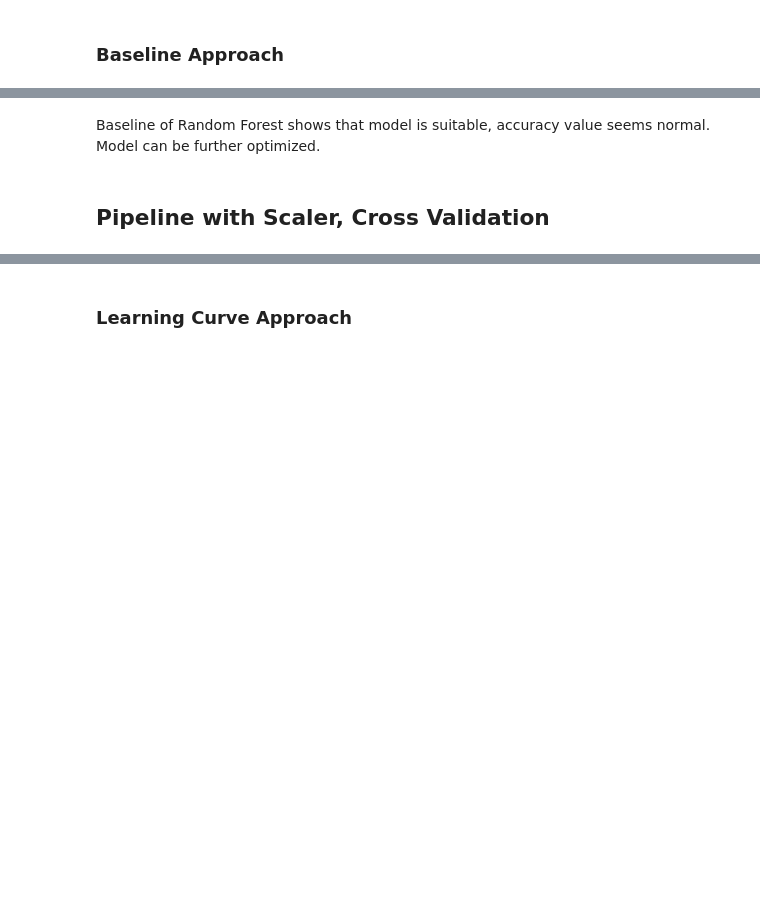
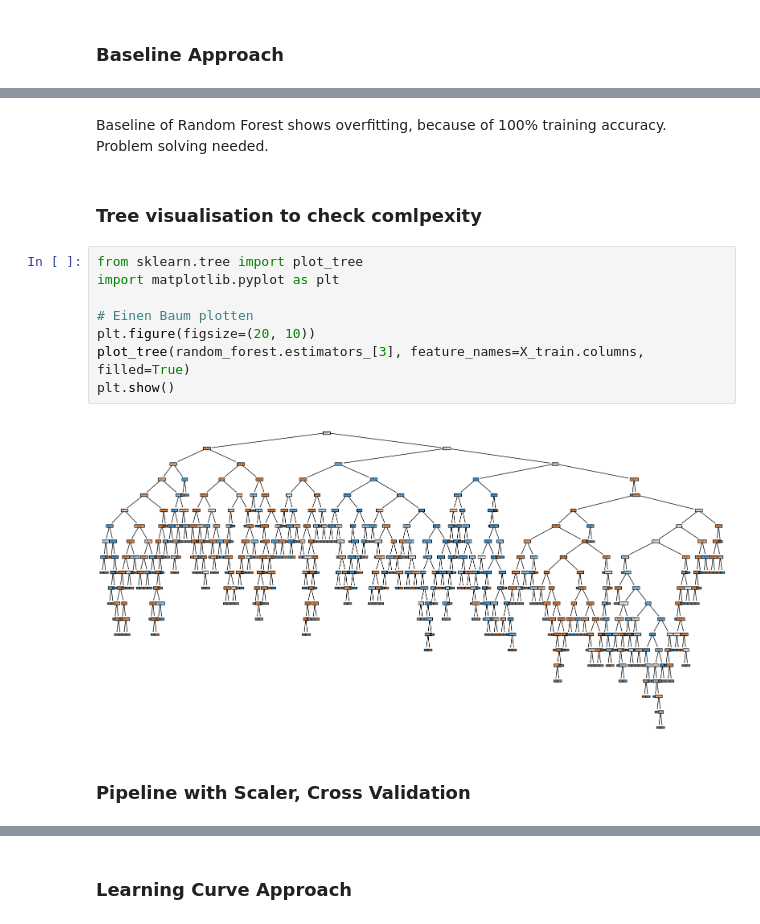
Before and after one commit to janikWa/RoadTrafficNoise, a Jupyter notebook: Daytime-Classification/Random_Forest_model.ipynb, the cells around one changed output, grey strips where cells are left out. Saved outputs shown, nothing was run; the diff lists cells and outputs as text; blank space fills up the shorter version.

```diff
--- a/Daytime-Classification/Random_Forest_model.ipynb
+++ b/Daytime-Classification/Random_Forest_model.ipynb
@@ -103,10 +86,22 @@ Confusion Matrix:
  [[1596   46]
  [  78 1089]]
 --------------------------------------------------------------------------------
-# %% [markdown]
-Baseline of Random Forest shows that model is suitable, accuracy value seems normal. Model can be further optimized.
+# %% [markdown]
+Baseline of Random Forest shows overfitting, because of 100% training accuracy. Problem solving needed.
+# %% [markdown]
+### Tree visualisation to check comlpexity
+# %%
+from sklearn.tree import plot_tree
+import matplotlib.pyplot as plt
+
+# Einen Baum plotten
+plt.figure(figsize=(20, 10))
+plot_tree(random_forest.estimators_[3], feature_names=X_train.columns, filled=True)
+plt.show()
+# %% [output]
+[figure, added]
 # %% [markdown]
-## Pipeline with Scaler, Cross Validation
+### Pipeline with Scaler, Cross Validation
 # %%
 pipeline = Pipeline([
     ('scaler', StandardScaler()),  # Schritt 1: Standardisierung
```
Also changed, not shown: parts of 18 cells of this notebook, 2 other files.
